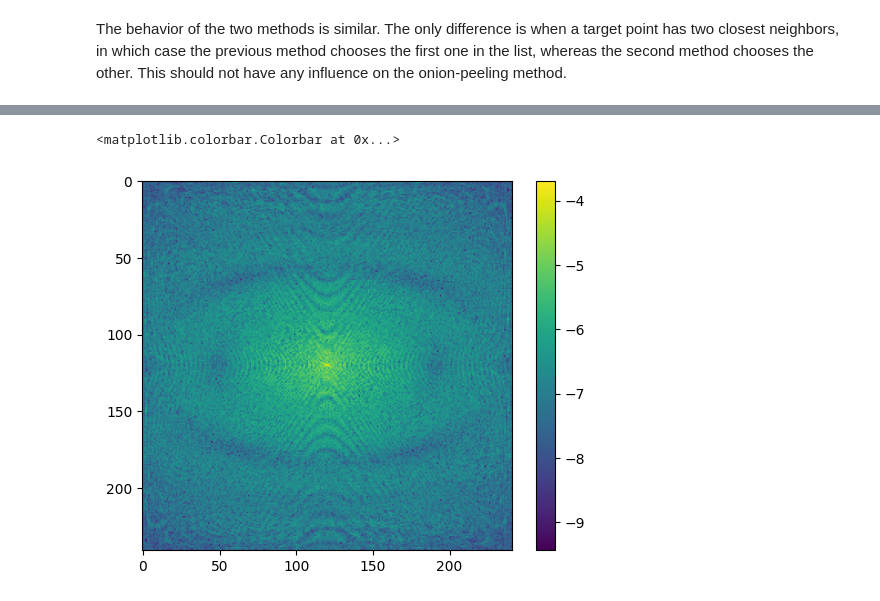
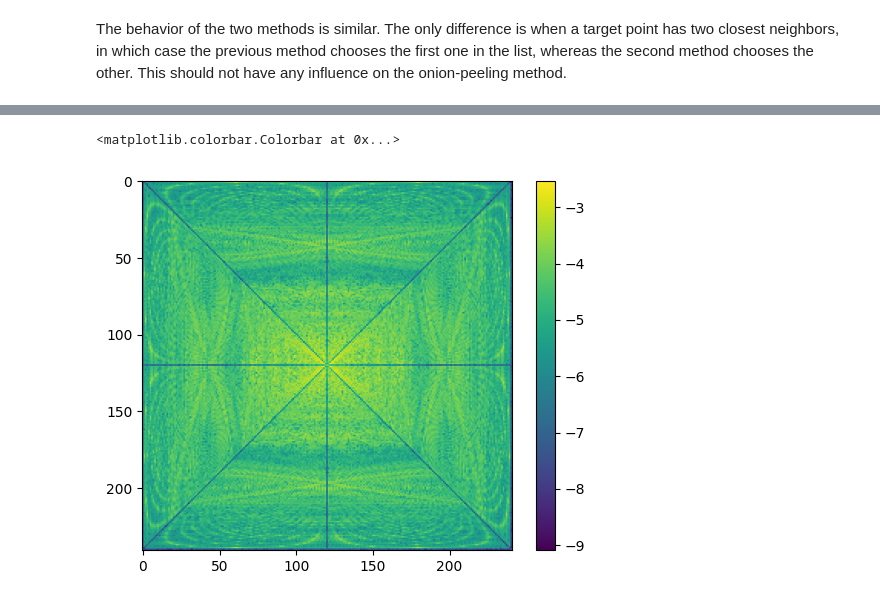
Before and after one commit to Loris0/ppfft, a Jupyter notebook: improvements.ipynb, the cells around one changed output, grey strips where cells are left out. Cells and saved outputs as stored; diff of their text form; code cells hidden in the pictures.

Commit message:
Fast onion-peeling algorithm  (precomputation)

```diff
--- a/improvements.ipynb
+++ b/improvements.ipynb
@@ -559,17 +562,17 @@ New error: 0.000559510616988486
 # %%
-def fast_onion_peeling(hori_ppfft, vert_ppfft):
-    Id = initialize(hori_ppfft, vert_ppfft)
+def ultimate_onion_peeling(hori_ppfft, vert_ppfft, toeplitz_list, nufft_list):
+    Id = new_initialize(hori_ppfft, vert_ppfft)
     n = hori_ppfft.shape[0] - 1
+    half_n = n // 2
 
-    for k in np.arange(-(n // 2) + 1, 0):
-        print(k)
-        new_recover_row_negative(k, vert_ppfft, Id)
-        new_recover_row_positive(-k, vert_ppfft, Id)
+    for toeplitz_inv, NufftObj, k in zip(toeplitz_list, nufft_list, range(-half_n + 1, 0)):
 
-        new_recover_col_negative(k, hori_ppfft, Id)
-        new_recover_col_positive(-k, hori_ppfft, Id)
+        indices = new_find_closest(k, n) # we could precompute this
 
+        ultimate_recover_row_negative(k, indices, vert_ppfft, Id, toeplitz_inv, NufftObj)
+        ultimate_recover_row_positive(-k, indices, vert_ppfft, Id, toeplitz_inv, NufftObj)
 
-    Id[n // 2, n // 2] = hori_ppfft[0, n]
+        ultimate_recover_col_negative(k, indices, hori_ppfft, Id, toeplitz_inv, NufftObj)
+        ultimate_recover_col_positive(-k, indices, hori_ppfft, Id, toeplitz_inv, NufftObj)
 
     return Id
@@ -615,6 +579,4 @@ array([[ 3.66223526+2.57771707j, -0.14717408+3.02130938j,
 # %%
 im = plt.imread("Shepp_logan_240.png")
 hori, vert = ppfft(im)
-
-res1 = onion_peeling(hori, vert)
-res2 = fast_onion_peeling(hori, vert)
+true_Id = compute_true_Id(im)
@@ -623,6 +583,10 @@ Id = compute_true_Id(im)
+# %%
+toeplitz_list, nufft_list = precompute_onion_peeling(im.shape[0])
+# %%
+res = ultimate_onion_peeling(hori, vert, toeplitz_list, nufft_list)
 # %%
-plt.imshow(np.log10(np.abs(res1 - Id)))
+plt.imshow(np.log10(np.abs(true_Id - res)))
 plt.colorbar()
 # %% [output]
 <matplotlib.colorbar.Colorbar at 0x...>
-[figure, old version]
+[figure, new version]
```
Also changed, not shown: parts of 37 cells of this notebook, 3 other files.
